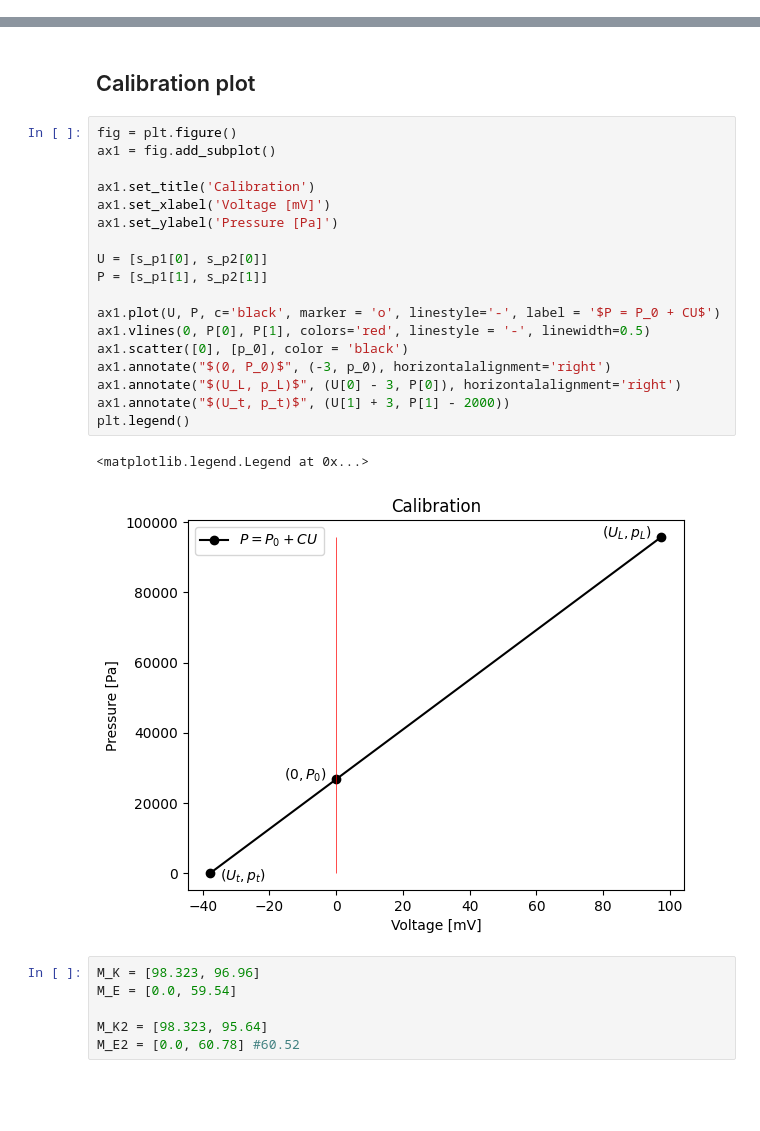
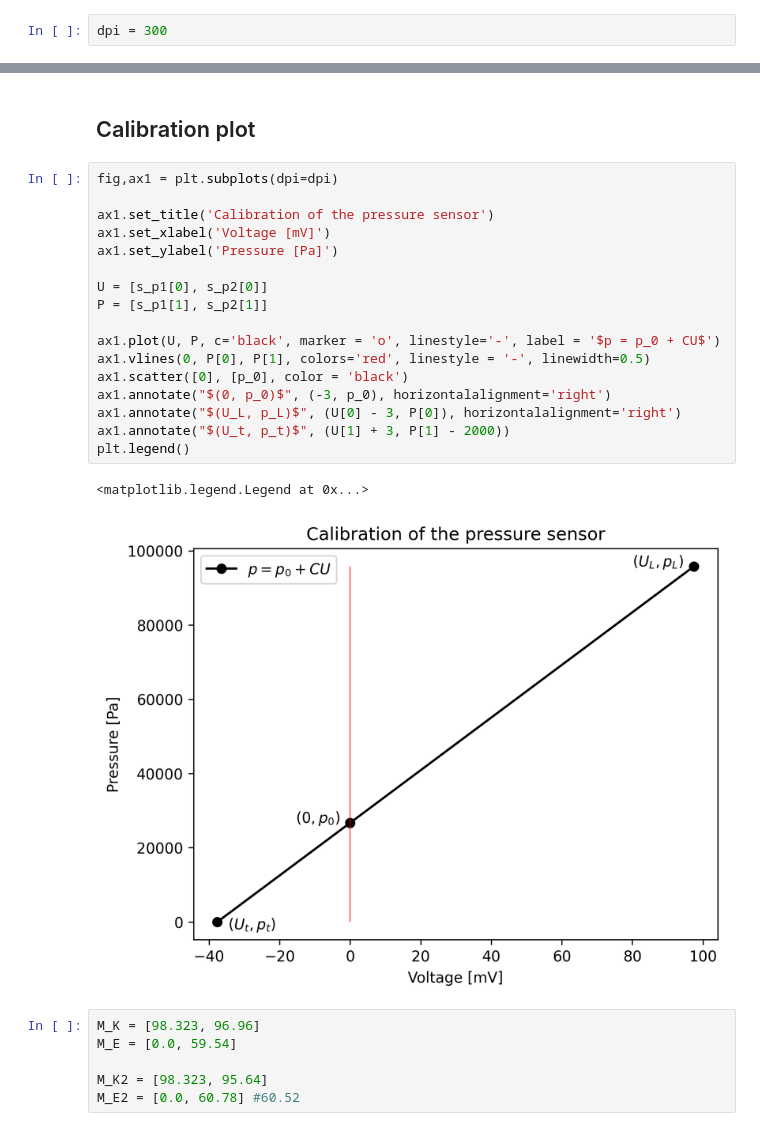
Before and after one commit to Noothless/Physik-Absolute-Zero, a Jupyter notebook: notebook/notebook.ipynb, the cells around one changed output, grey strips where cells are left out. Saved outputs shown, nothing was run; the diff lists cells and outputs as text; blank space fills up the shorter version.

```diff
--- a/notebook/notebook.ipynb
+++ b/notebook/notebook.ipynb
@@ -13,3 +6,5 @@ print(data)
+# %%
+dpi = 300
 # %%
 s_p1 = [97.45, 95818.8]
 s_p2 = [-37.65, 13.3322]
@@ -28,26 +23,25 @@ def calc_pressure(u):
 # %% [markdown]
 ## Calibration plot
 # %%
-fig = plt.figure()
-ax1 = fig.add_subplot()
+fig,ax1 = plt.subplots(dpi=dpi)
 
-ax1.set_title('Calibration')
+ax1.set_title('Calibration of the pressure sensor')
 ax1.set_xlabel('Voltage [mV]')
 ax1.set_ylabel('Pressure [Pa]')
 
 U = [s_p1[0], s_p2[0]]
 P = [s_p1[1], s_p2[1]]
 
-ax1.plot(U, P, c='black', marker = 'o', linestyle='-', label = '$P = P_0 + CU$')
+ax1.plot(U, P, c='black', marker = 'o', linestyle='-', label = '$p = p_0 + CU$')
 ax1.vlines(0, P[0], P[1], colors='red', linestyle = '-', linewidth=0.5)
 ax1.scatter([0], [p_0], color = 'black')
-ax1.annotate("$(0, P_0)$", (-3, p_0), horizontalalignment='right')
+ax1.annotate("$(0, p_0)$", (-3, p_0), horizontalalignment='right')
 ax1.annotate("$(U_L, p_L)$", (U[0] - 3, P[0]), horizontalalignment='right')
 ax1.annotate("$(U_t, p_t)$", (U[1] + 3, P[1] - 2000))
 plt.legend()
 # %% [output]
 <matplotlib.legend.Legend at 0x...>
-[figure, old version]
+[figure, new version]
 # %%
 M_K = [98.323, 96.96]
 M_E = [0.0, 59.54]
```
Also changed, not shown: parts of 4 cells of this notebook, 4 other files.
